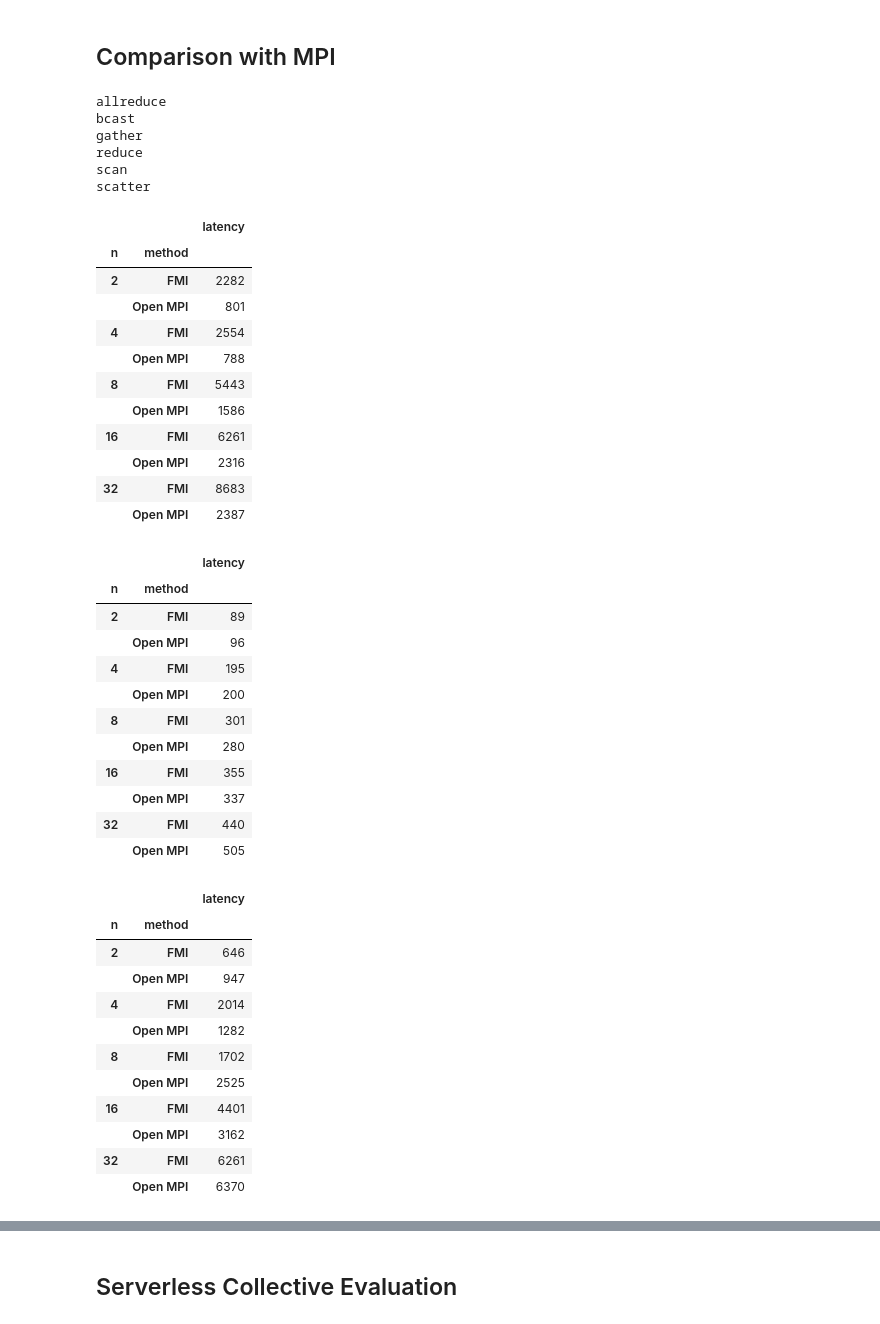
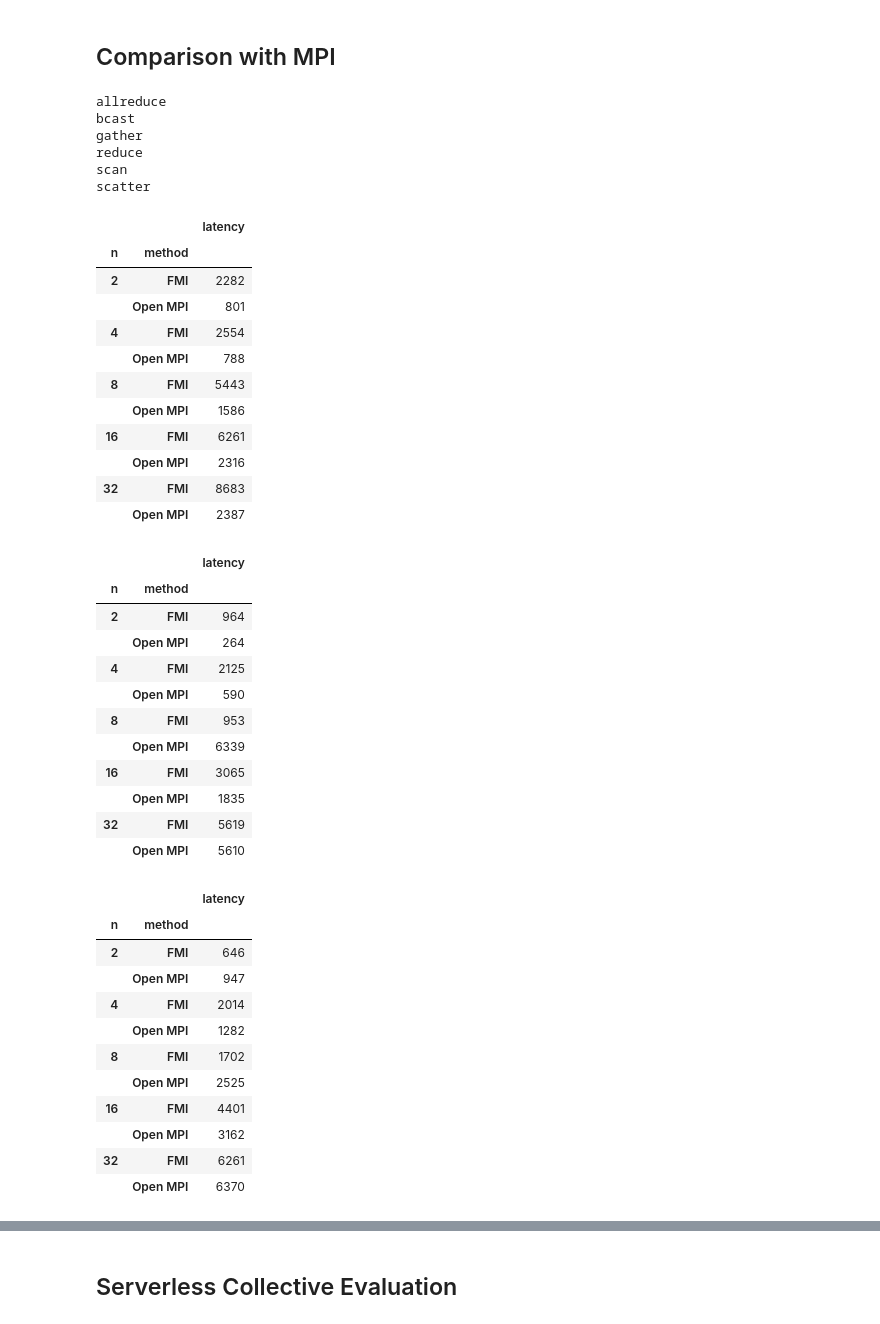
Before and after one commit to OpenCoreCH/LambdaCommBenchmarks, a Jupyter notebook: analysis/lambda_comm_benchmarks.ipynb, the cells around one changed output, grey strips where cells are left out. Cells and saved outputs as stored; diff of their text form; code cells hidden in the pictures.

```diff
--- a/analysis/lambda_comm_benchmarks.ipynb
+++ b/analysis/lambda_comm_benchmarks.ipynb
@@ -1413,44 +1413,44 @@ for experiment in experiments:
             data["method"].append("FMI")
     vals[experiment] = pd.DataFrame(data)
 
 display(vals["allreduce"].groupby(['n', 'method']).max())
-display(vals["bcast"].groupby(['n', 'method']).min())
+display(vals["bcast"].groupby(['n', 'method']).max())
 display(vals["gather"].groupby(['n', 'method']).max())
 display(vals["reduce"].groupby(['n', 'method']).max())
 display(vals["scan"].groupby(['n', 'method']).max())
 display(vals["scatter"].groupby(['n', 'method']).max())
 mpi_bench = vals
 # %% [output]
 allreduce
 bcast
 gather
 reduce
 scan
 scatter
 |  |  | latency |
 | n | method |  |
 | 2 | FMI | 2282 |
 |  | Open MPI | 801 |
 | 4 | FMI | 2554 |
 |  | Open MPI | 788 |
 | 8 | FMI | 5443 |
 |  | Open MPI | 1586 |
 | 16 | FMI | 6261 |
 |  | Open MPI | 2316 |
 | 32 | FMI | 8683 |
 |  | Open MPI | 2387 |
 |  |  | latency |
 | n | method |  |
-| 2 | FMI | 89 |
-|  | Open MPI | 96 |
-| 4 | FMI | 195 |
-|  | Open MPI | 200 |
-| 8 | FMI | 301 |
-|  | Open MPI | 280 |
-| 16 | FMI | 355 |
-|  | Open MPI | 337 |
-| 32 | FMI | 440 |
-|  | Open MPI | 505 |
+| 2 | FMI | 964 |
+|  | Open MPI | 264 |
+| 4 | FMI | 2125 |
+|  | Open MPI | 590 |
+| 8 | FMI | 953 |
+|  | Open MPI | 6339 |
+| 16 | FMI | 3065 |
+|  | Open MPI | 1835 |
+| 32 | FMI | 5619 |
+|  | Open MPI | 5610 |
 |  |  | latency |
 | n | method |  |
 | 2 | FMI | 646 |
```
Also changed, not shown: parts of 1 cell of this notebook.
